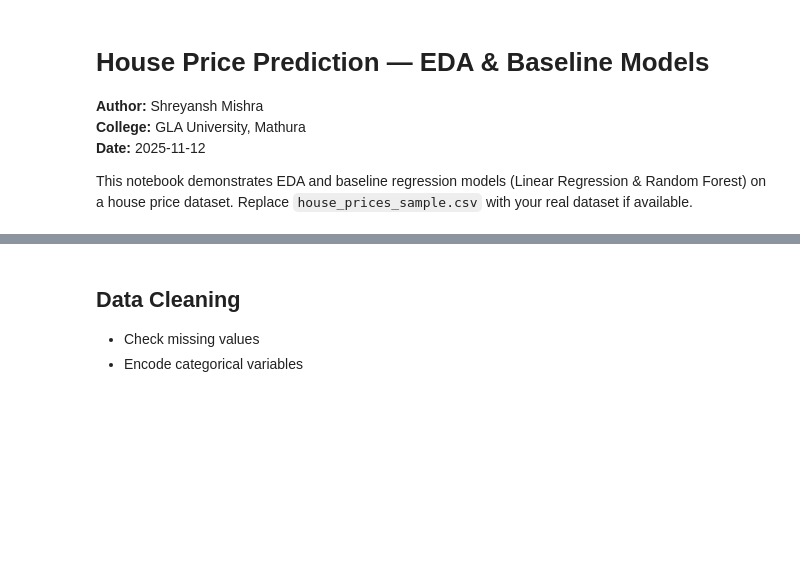
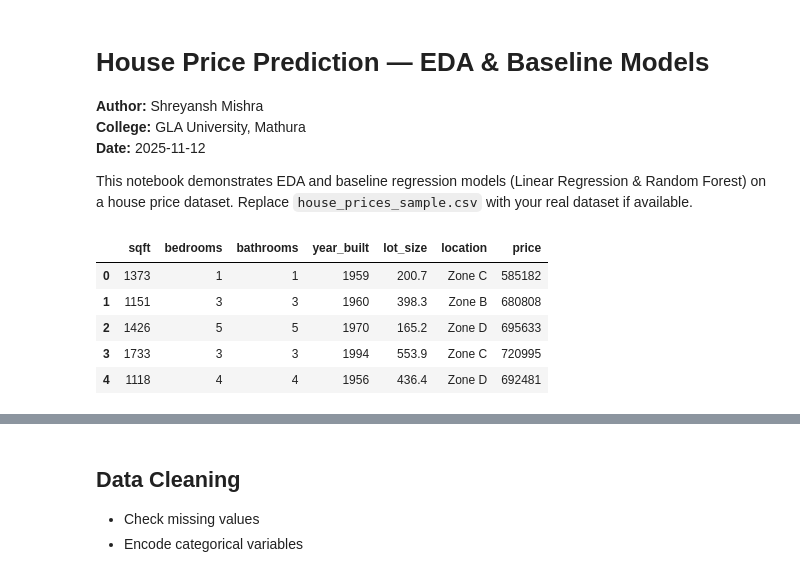
Before and after one commit to ShreyanshMishra1202/House-Price-Prediction, a Jupyter notebook: House_Price_Prediction_Shreyansh.ipynb, the cells around one changed output, grey strips where cells are left out. Cells and saved outputs as stored; diff of their text form; code cells hidden in the pictures; blank space fills up the shorter version.

```diff
--- a/House_Price_Prediction_Shreyansh.ipynb
+++ b/House_Price_Prediction_Shreyansh.ipynb
@@ -13,8 +13,17 @@ import seaborn as sns
 sns.set(style='whitegrid')
 %matplotlib inline
 # %%
-df = pd.read_csv('house_prices_sample.csv')
+
+df_raw = pd.read_csv('house_prices_sample.csv')
+df = df_raw.copy()
 df.head()
+# %% [output]
+|  | sqft | bedrooms | bathrooms | year_built | lot_size | location | price |
+| 0 | 1373 | 1 | 1 | 1959 | 200.7 | Zone C | 585182 |
+| 1 | 1151 | 3 | 3 | 1960 | 398.3 | Zone B | 680808 |
+| 2 | 1426 | 5 | 5 | 1970 | 165.2 | Zone D | 695633 |
+| 3 | 1733 | 3 | 3 | 1994 | 553.9 | Zone C | 720995 |
+| 4 | 1118 | 4 | 4 | 1956 | 436.4 | Zone D | 692481 |
 # %%
 df.info()
 
```
Also changed, not shown: parts of 8 cells of this notebook.
